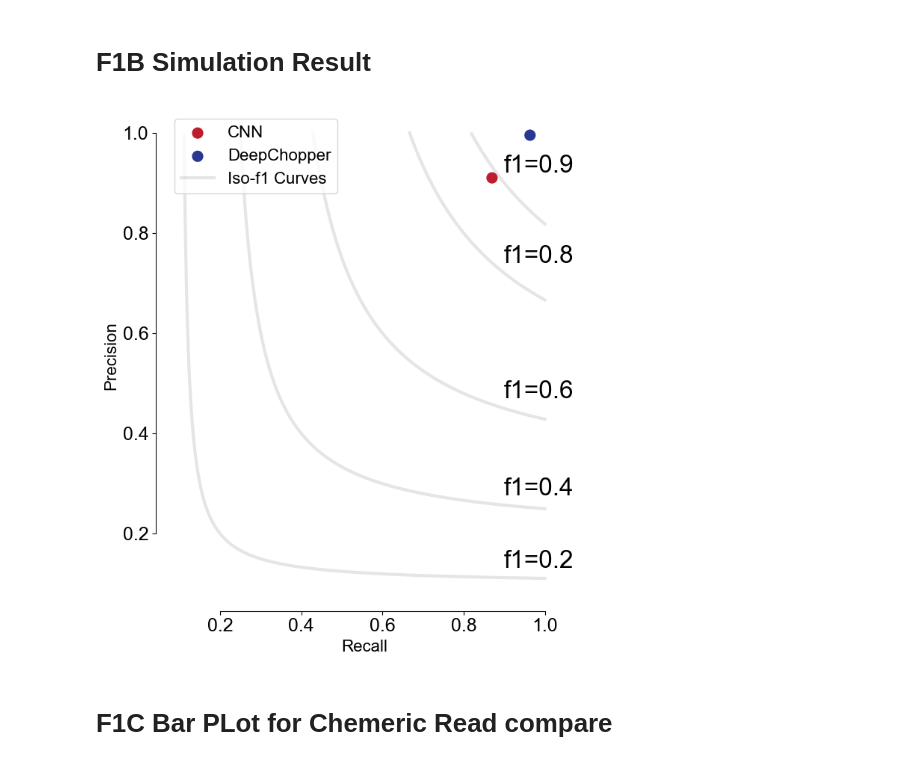
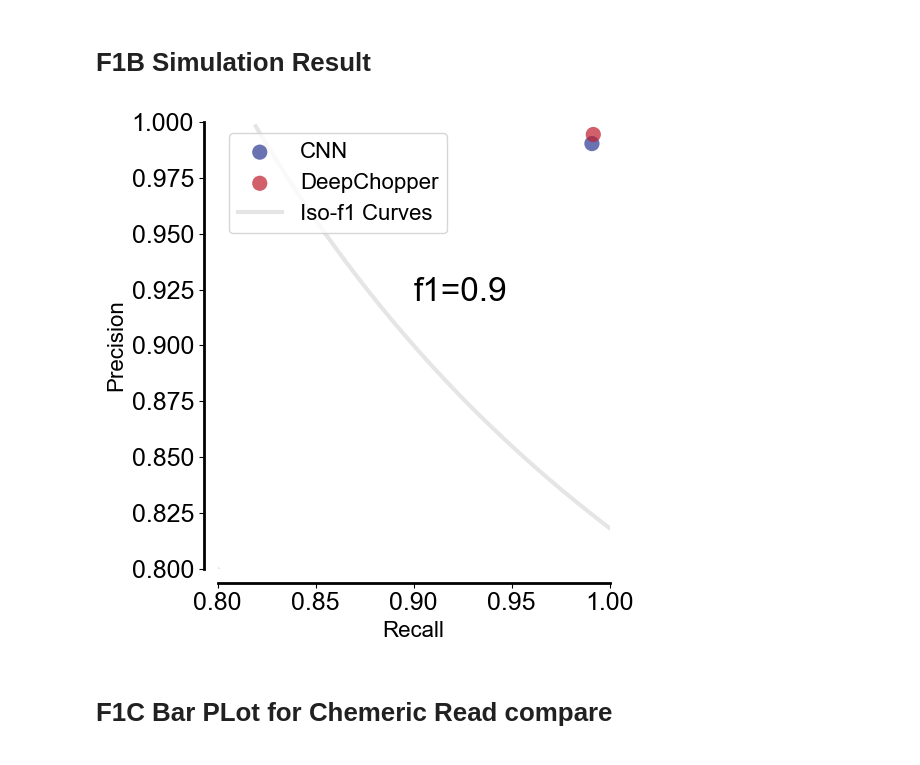
Before and after one commit to cauliyang/deepchopper-paper, a Jupyter notebook: figures/figures.ipynb, the cells around one changed output. Drawn from its saved outputs; the diff is of its cells as text; code cells hidden in the pictures.

Commit message:
Update figure 1

```diff
--- a/figures/figures.ipynb
+++ b/figures/figures.ipynb
@@ -53,14 +88,42 @@ e4 = "#E8D2B3"
 import matplotlib.pyplot as plt
 import numpy as np
 
+# CNN 12 0000
+# ┏━━━━━━━━━━━━━━━━━━━━━━━━━━━┳━━━━━━━━━━━━━━━━━━━━━━━━━━━┓
+# ┃        Test metric        ┃       DataLoader 0        ┃
+# ┡━━━━━━━━━━━━━━━━━━━━━━━━━━━╇━━━━━━━━━━━━━━━━━━━━━━━━━━━┩
+# │          test/f1          │    0.9973070621490479     │
+# │         test/loss         │   0.0006464940961450338   │
+# │      test/precision       │    0.9969919919967651     │
+# │        test/recall        │    0.9976223707199097     │
+# └───────────────────────────┴───────────────────────────┘
 
-def simulation_plot(cl1, cl2, figsize=(7, 8)):
-    # sns.set_context("paper", font_scale=1)
+# Hyena 120 0000
+# ┏━━━━━━━━━━━━━━━━━━━━━━━━━━━┳━━━━━━━━━━━━━━━━━━━━━━━━━━━┓
+# ┃        Test metric        ┃       DataLoader 0        ┃
+# ┡━━━━━━━━━━━━━━━━━━━━━━━━━━━╇━━━━━━━━━━━━━━━━━━━━━━━━━━━┩
+# │          test/f1          │    0.9930047988891602     │
+# │         test/loss         │   0.0018698567291721702   │
+# │      test/precision       │    0.9916011691093445     │
+# │        test/recall        │    0.9944124817848206     │
+# └───────────────────────────┴───────────────────────────┘
 
+# CNN 120 0000
+# ┏━━━━━━━━━━━━━━━━━━━━━━━━━━━┳━━━━━━━━━━━━━━━━━━━━━━━━━━━┓
+# ┃        Test metric        ┃       DataLoader 0        ┃
+# ┡━━━━━━━━━━━━━━━━━━━━━━━━━━━╇━━━━━━━━━━━━━━━━━━━━━━━━━━━┩
+# │          test/f1          │    0.9906293749809265     │
+# │         test/loss         │   0.0032503148540854454   │
+# │      test/precision       │    0.9909157156944275     │
+# │        test/recall        │    0.9903432130813599     │
+# └───────────────────────────┴───────────────────────────┘
+
+
+def simulation_plot(cl1, cl2, figsize=(6, 6), alpha=0.7, xlim=(0.8, 1), ylim=(0.8, 1)):
     cnn_name = "CNN"
     dc_name = "DeepChopper"
 
-    data = {cnn_name: [0.87, 0.91], dc_name: [0.9636, 0.9951]}
+    data = {cnn_name: [0.9909157156944275, 0.9903432130813599], dc_name: [0.9916011691093445, 0.9944124817848206]}
 
     # Create a figure and axis
     _, ax = plt.subplots(figsize=figsize)
@@ -88,10 +151,10 @@ def simulation_plot(cl1, cl2, figsize=(7, 8)):
         )
 
     cnn_handle = plt.scatter(
-        *data[cnn_name], c=cl1, s=120, label=cnn_name, alpha=1, edgecolors="none"
+        *data[cnn_name], c=cl1, s=120, label=cnn_name, alpha=alpha, edgecolors="none"
     )
     deepchopper_handle = plt.scatter(
-        *data[dc_name], c=cl2, s=120, label=dc_name, alpha=1, edgecolors="none"
+        *data[dc_name], c=cl2, s=120, label=dc_name, alpha=alpha, edgecolors="none"
     )
 
     # # Add the scatter plots to handles
@@ -99,18 +162,21 @@ def simulation_plot(cl1, cl2, figsize=(7, 8)):
     labels = [cnn_name, dc_name, "Iso-f1 Curves"]
     plt.legend(handles=handles, labels=labels, loc="upper left")
 
+    # Set the axis limits
+    plt.xlim(xlim)
+    plt.ylim(ylim)
+
     sns.despine(offset=10, trim=True)
     # Label the plot
     ax.set_xlabel("Recall")
     ax.set_ylabel("Precision")
 
     plt.tight_layout()
-
     plt.savefig("simulation_pr.pdf", dpi=300)
 # %%
-simulation_plot(d1, d3)
+simulation_plot(d3, d1)
 # %% [output]
-[figure, old version]
+[figure, new version]
 # %% [markdown]
 # F1C Bar PLot for Chemeric Read compare
 # %%
```
Also changed, not shown: parts of 23 cells of this notebook, 1 other file.
